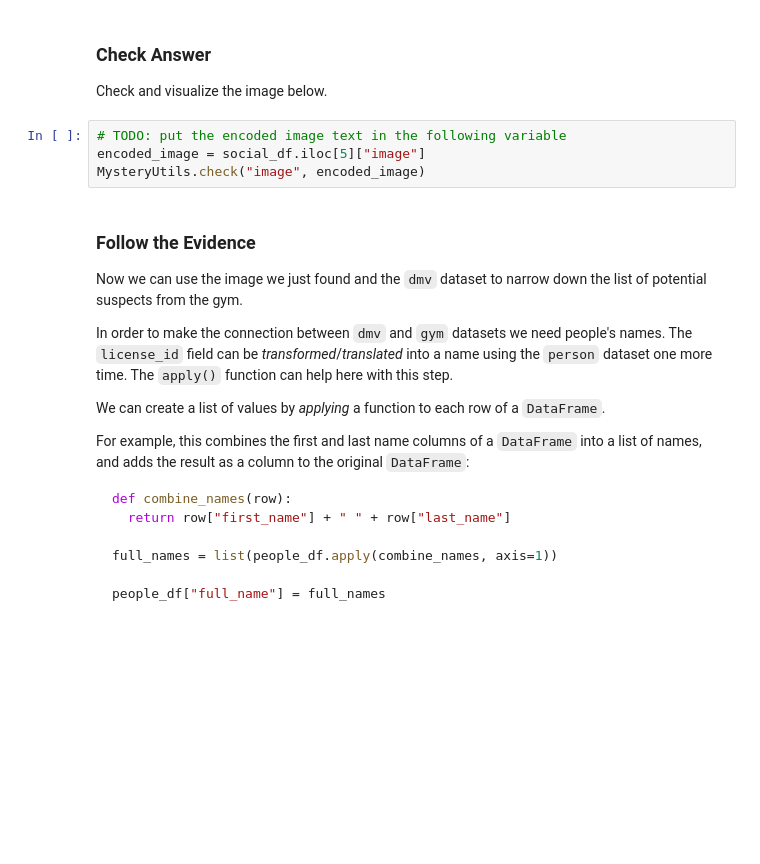
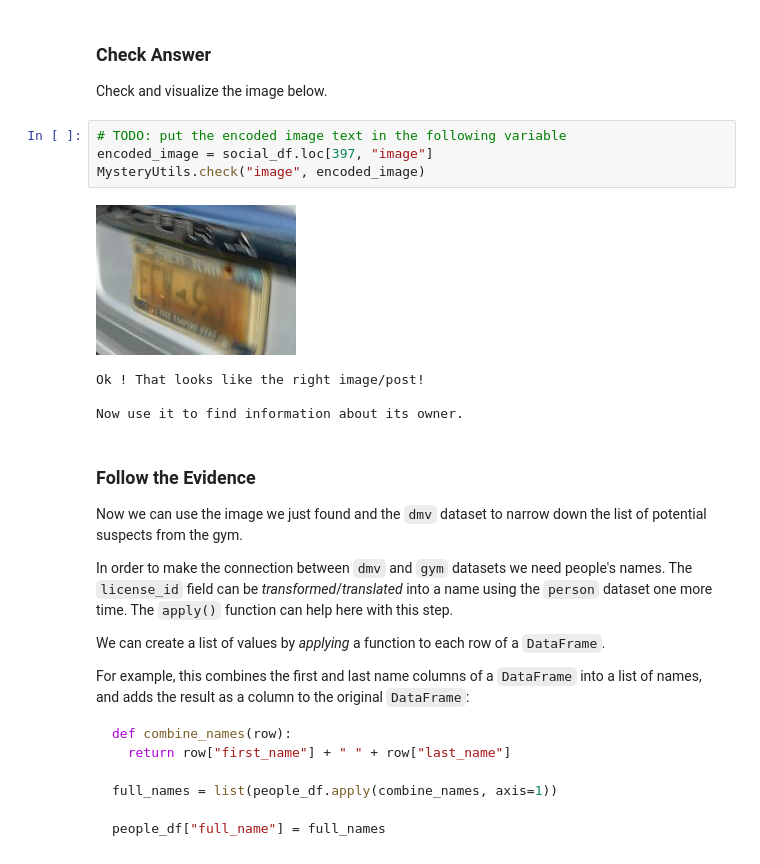
Before and after one commit to Machine-Learning-Lessons/Homework06, a Jupyter notebook: Homework06B.ipynb, the cells around one changed output. Saved outputs shown, nothing was run; the diff lists cells and outputs as text; blank space fills up the shorter version.

```diff
--- a/Homework06B.ipynb
+++ b/Homework06B.ipynb
@@ -206,8 +416,13 @@ relevant_image_posts
 Check and visualize the image below.
 # %%
 # TODO: put the encoded image text in the following variable
-encoded_image = social_df.iloc[5]["image"]
+encoded_image = social_df.loc[397, "image"]
 MysteryUtils.check("image", encoded_image)
+# %% [output]
+[figure, added]
+Ok ! That looks like the right image/post!
+
+Now use it to find information about its owner.
 # %% [markdown]
 ### Follow the Evidence
 
```
Also changed, not shown: parts of 15 cells of this notebook, 3 other files.
